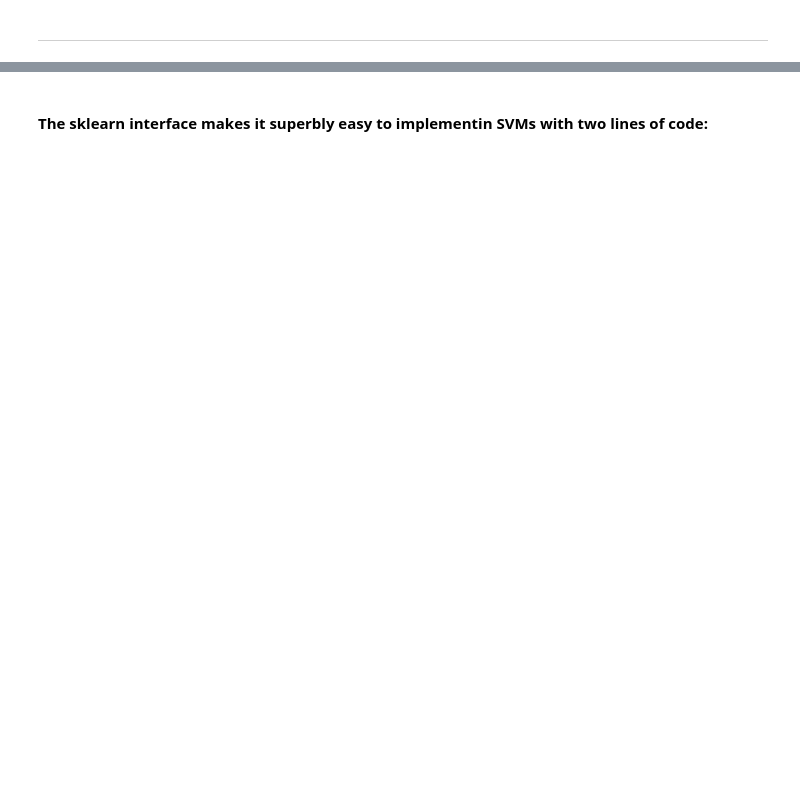
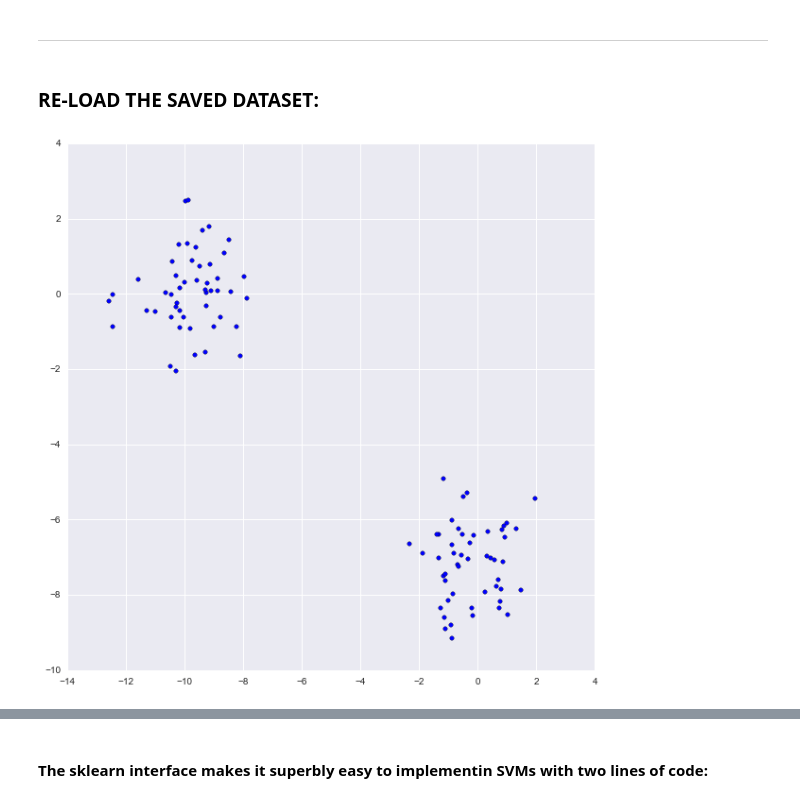
Before and after one commit to YashaFigo/ML_Support_Vector_Machines, a Jupyter notebook: A0. SVMs Intro_Mini Project.ipynb, the cells around one changed output, grey strips where cells are left out. Cells and saved outputs as stored; diff of their text form; code cells hidden in the pictures; blank space fills up the shorter version.

```diff
--- a/A0. SVMs Intro_Mini Project.ipynb
+++ b/A0. SVMs Intro_Mini Project.ipynb
@@ -55,2 +35,18 @@ plt.show()
 # %% [markdown]
 ---
+# %% [markdown]
+### RE-LOAD THE SAVED DATASET:
+# %%
+#LOAD DATA
+x_var = np.load('A0_DATA.npy')
+y_var = np.load('A0_DATA_CLASSES.npy')
+
+#SPLIT X_VAR INTO X & Y COLUMNS
+x_val = x_var[:,0]
+y_val = x_var[:,1]
+
+#SHOW DATA
+plt.scatter(x_val,y_val)
+plt.show()
+# %% [output]
+[figure, added]
```
Also changed, not shown: parts of 69 cells of this notebook.
